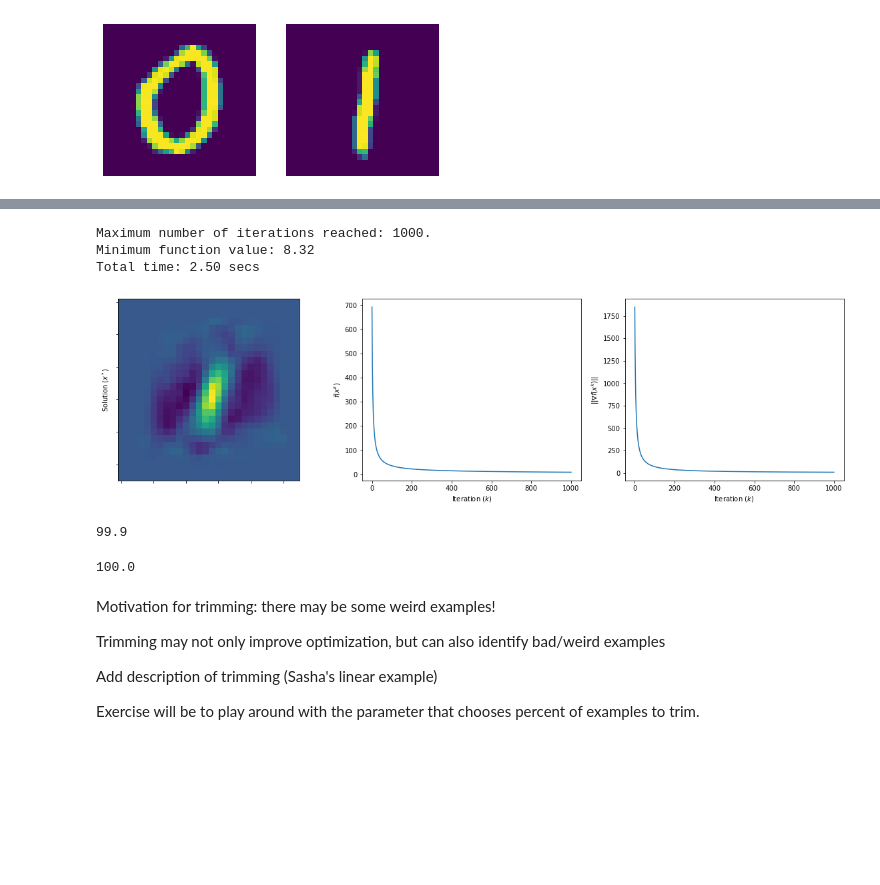
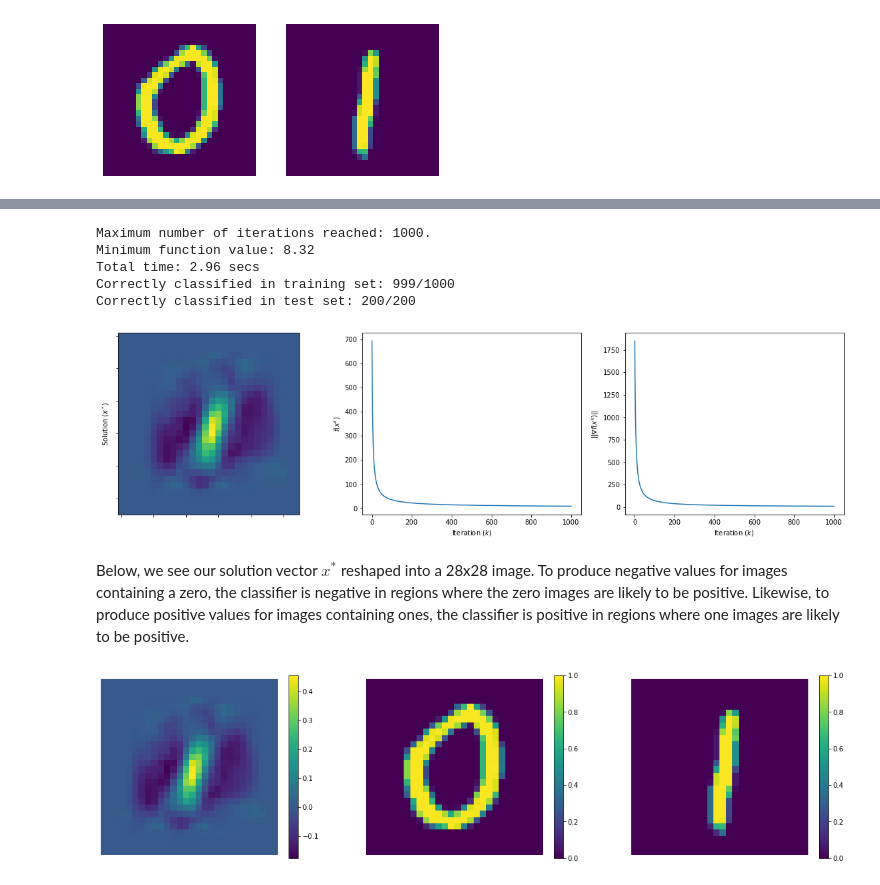
Before and after one commit to UW-AMO/neurohackademy, a Jupyter notebook: notebooks/Part4-LogisticRegression.ipynb, the cells around one changed output, grey strips where cells are left out. Cells and saved outputs as stored; diff of their text form; code cells hidden in the pictures; blank space fills up the shorter version.

Commit message:
adding simple example

```diff
--- a/notebooks/Part4-LogisticRegression.ipynb
+++ b/notebooks/Part4-LogisticRegression.ipynb
@@ -147,51 +170,30 @@ def grad(x):
     z = A_train.dot(x)
     return A_train.T.dot(np.exp(z)/(1 + np.exp(z)) - y_train) + lam*x
 results = utils.gradient_descent(func, grad, step=step, x0=np.zeros_like(train_images[0]))
+utils.print_mnist(A_train, y_train, results[0], 'training')
+utils.print_mnist(A_test, y_test, results[0], 'test')
+utils.plot_mnist(results)
 # %% [output]
 Maximum number of iterations reached: 1000.
 Minimum function value: 8.32
-Total time: 2.50 secs
+Total time: 2.96 secs
+Correctly classified in training set: 999/1000
+Correctly classified in test set: 200/200
+[figure, added]
-# %%
-# Move this to utils.py
-
-fig, ax = plt.subplots(1, 3, figsize=(20, 5))
-
-# Plot solution
-ax[0].imshow(results[0].reshape(28, 28))
-ax[0].set_ylabel('Solution ($x^*$)')
-ax[0].set_xticklabels([])
-ax[0].set_yticklabels([])
-
-# Plot function value
-ax[1].plot(results[2])
-ax[1].set_xlabel('Iteration ($k$)')
-ax[1].set_ylabel('$f(x^k)$')
-
-# Plot norm of gradient
-ax[2].plot(results[3])
-ax[2].set_xlabel('Iteration ($k$)')
-ax[2].set_ylabel(r'$||\nabla f(x^k)||$');
-# %% [output]
-[figure, removed]
-# %%
-# Move this to utils.py
-
-z_train = A_train.dot(results[0])
-p_train = [0 if z < 0 else 1 for z in z_train]
-100*sum(p_train == y_train)/len(y_train)
-# %% [output]
-99.9
-# %%
-z_test = A_test.dot(results[0])
-p_test = [0 if z < 0 else 1 for z in z_test]
-100*sum(p_test == y_test)/len(y_test)
-# %% [output]
-100.0
-# %% [markdown]
-Motivation for trimming: there may be some weird examples!
-
-Trimming may not only improve optimization, but can also identify bad/weird examples
-
-Add description of trimming (Sasha's linear example)
-
-Exercise will be to play around with the parameter that chooses percent of examples to trim.
+# %% [markdown]
+Below, we see our solution vector $x^*$ reshaped into a 28x28 image.
+To produce negative values for images containing a zero, the classifier is negative in regions where the zero images are likely to be positive.
+Likewise, to produce positive values for images containing ones, the classifier is positive in regions where one images are likely to be positive.
+# %%
+fig, ax = plt.subplots(1, 3, figsize=(20, 5))
+f0 = ax[0].imshow(results[0].reshape(28, 28))
+ax[0].axis('off')
+fig.colorbar(f0, ax=ax[0])
+f1 = ax[1].imshow(train_images[1].reshape(28, 28))
+ax[1].axis('off')
+fig.colorbar(f1, ax=ax[1])
+f2 = ax[2].imshow(train_images[2].reshape(28, 28))
+ax[2].axis('off')
+fig.colorbar(f2, ax=ax[2]);
+# %% [output]
+[figure, added]
```
Also changed, not shown: parts of 17 cells of this notebook, 1 other file.
